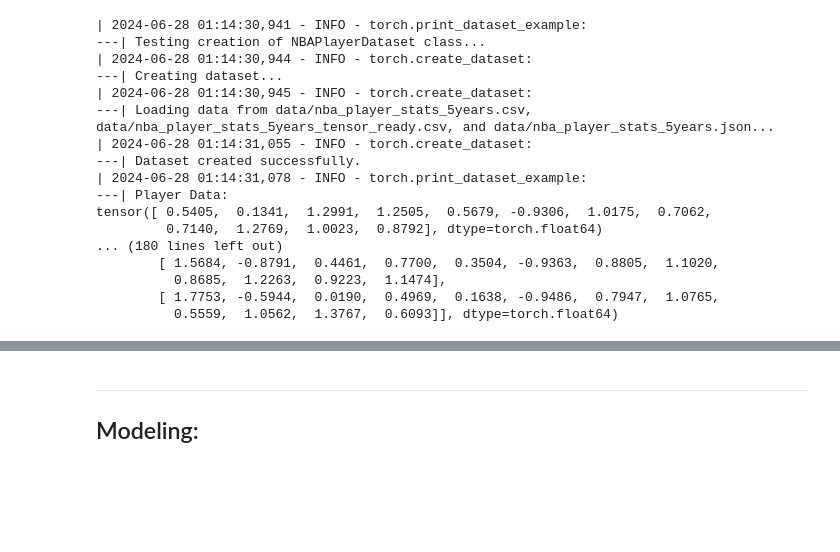
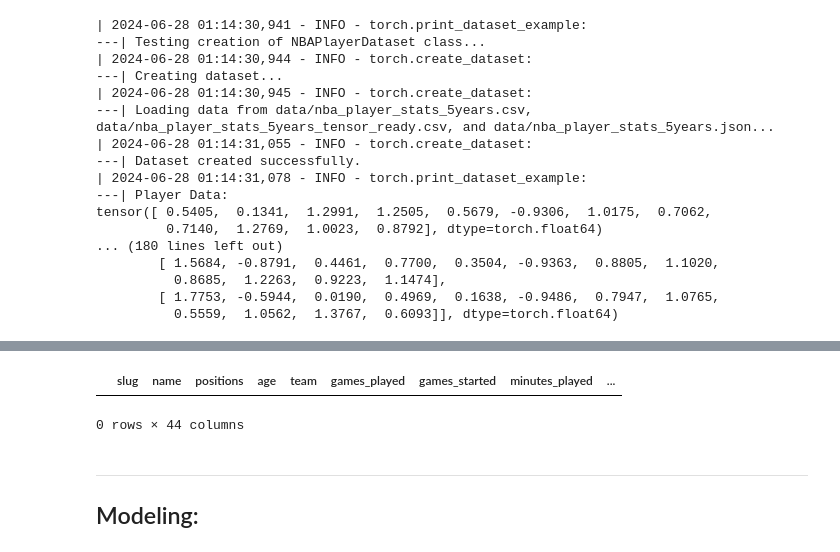
Before and after one commit to ahernandezjr/nba_analytics, a Jupyter notebook: main.ipynb, the cells around one changed output, grey strips where cells are left out. Saved outputs shown, nothing was run; the diff lists cells and outputs as text; code cells hidden in the pictures; blank space fills up the shorter version.

```diff
--- a/main.ipynb
+++ b/main.ipynb
@@ -116,0 +100,15 @@ Visit https://aka.ms/azsdk/python/identity/environmentcredential/troubleshoot to
+# %%
+import nba_analytics.dataset.sql
+from nba_analytics.dataset.sql import create_sql_table, view_table
+from nba_analytics.utils.config import azure
+from nba_analytics.utils import filename_grabber
+
+data_file = filename_grabber.get_data_file()
+table = azure.SQL_TABLE_NAME
+
+create_sql_table(data_file, table)
+
+data = view_table(table)
+
+print(data)
+# %% [output]
@@ -117,3 +132,5 @@ Visit https://aka.ms/azsdk/python/identity/environmentcredential/troubleshoot to
+|  | slug | name | positions | age | team | games_played | games_started | minutes_played | ... |
+0 rows × 44 columns
 # %% [markdown]
 ---
 ## Modeling:
```
Also changed, not shown: parts of 2 cells of this notebook, 55 other files.
